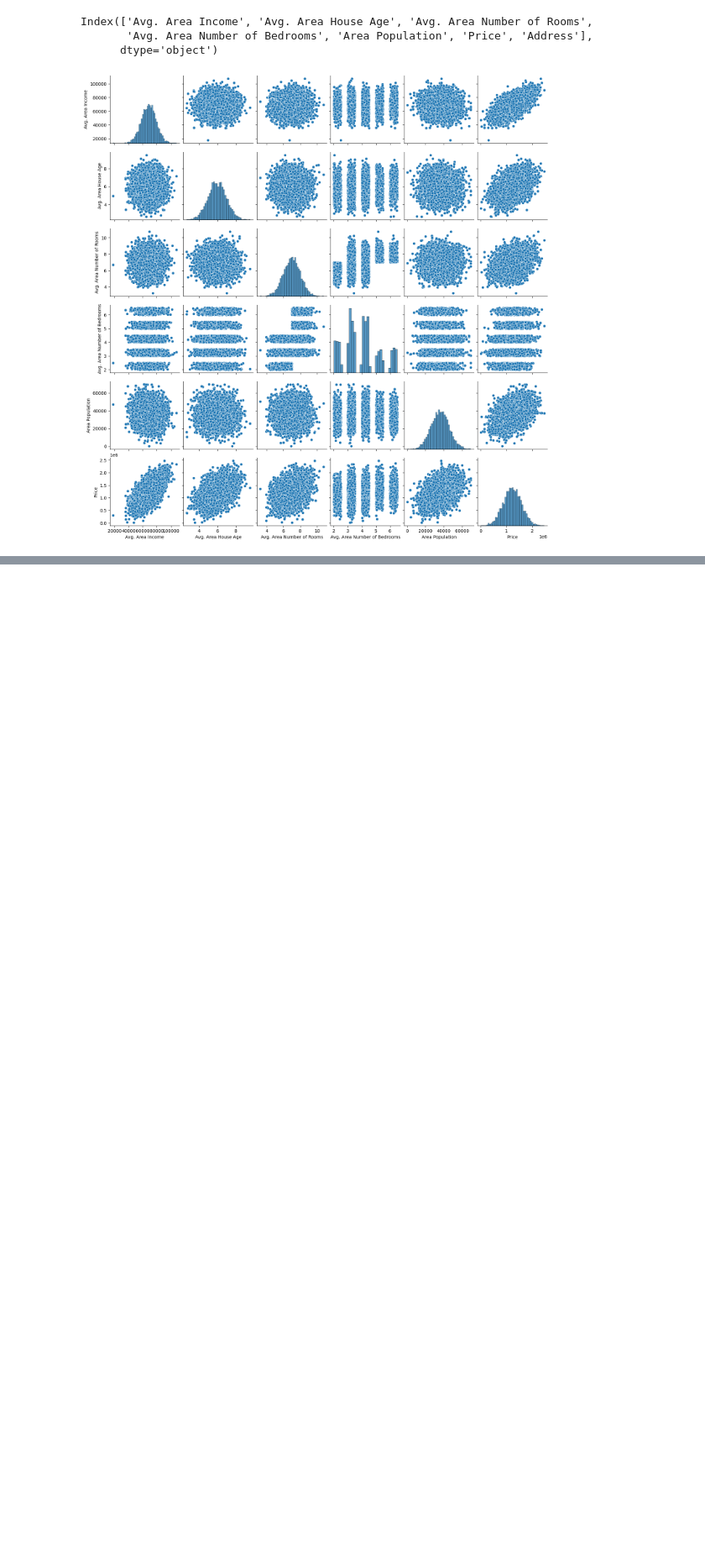
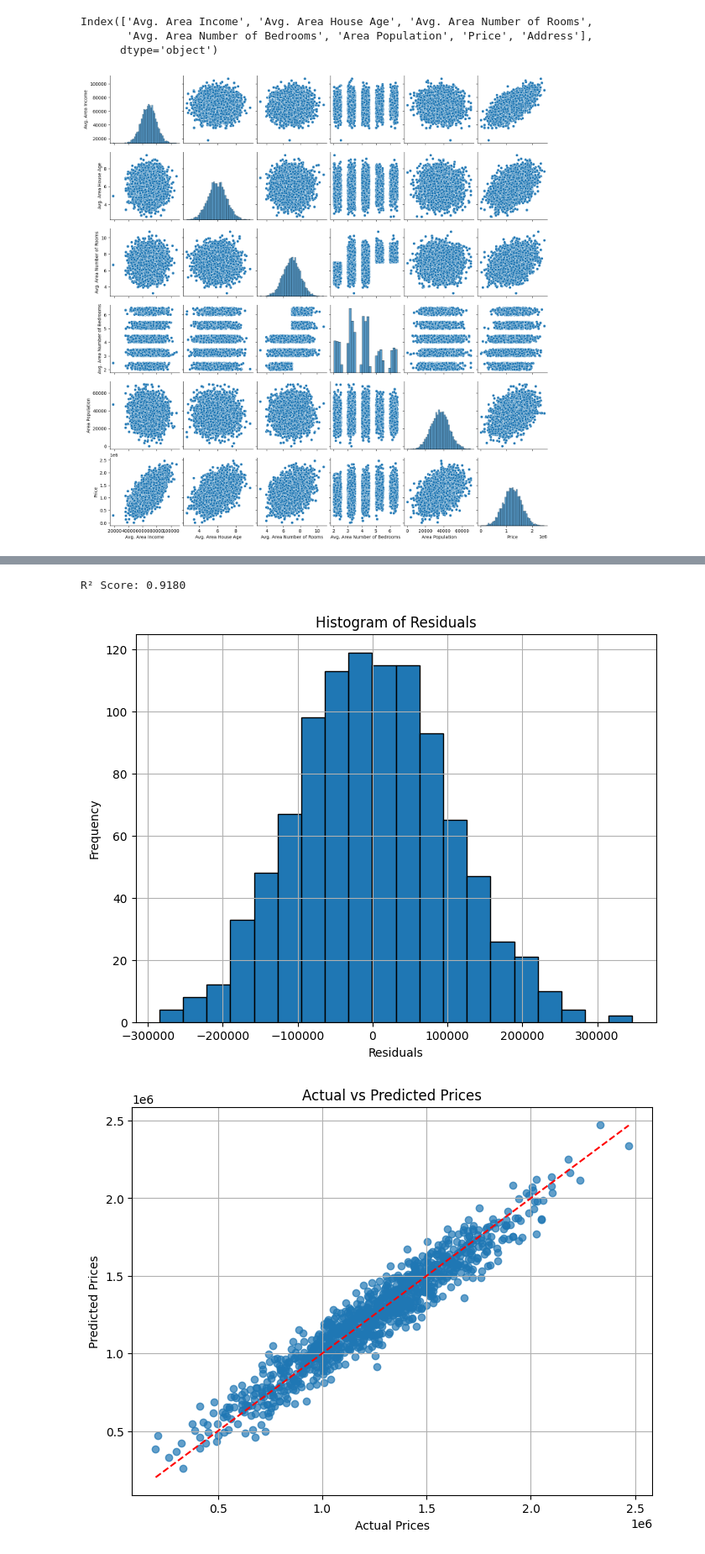
Before and after one commit to 2303a51882/AIML-2025, a Jupyter notebook: Lab04_AIML.ipynb, the cells around one changed output, grey strips where cells are left out. Shown at 84% size. Cells and saved outputs as stored; diff of their text form; code cells hidden in the pictures; blank space fills up the shorter version.

```diff
--- a/Lab04_AIML.ipynb
+++ b/Lab04_AIML.ipynb
@@ -79,0 +178,27 @@ Y = df['Price']
+# %%
+from sklearn.metrics import r2_score
+y_test_pred = model.predict(X_test)
+r2 = r2_score(y_test, y_test_pred)
+print(f"R² Score: {r2:.4f}")
+# %% [output]
+R² Score: 0.9180
+# %%
+residuals = y_test - y_test_pred
+plt.figure(figsize=(8, 6))
+plt.hist(residuals, bins=20, edgecolor='black')
+plt.title('Histogram of Residuals')
+plt.xlabel('Residuals')
+plt.ylabel('Frequency')
+plt.grid(True)
+plt.show()
+plt.figure(figsize=(8, 6))
+plt.scatter(y_test, y_test_pred, alpha=0.7)
+plt.plot([y_test.min(), y_test.max()], [y_test.min(), y_test.max()], 'r--')
+plt.title('Actual vs Predicted Prices')
+plt.xlabel('Actual Prices')
+plt.ylabel('Predicted Prices')
+plt.grid(True)
+plt.show()
+# %% [output]
+[figure, added]
+[figure, added]
```
Also changed, not shown: parts of 25 cells of this notebook.
